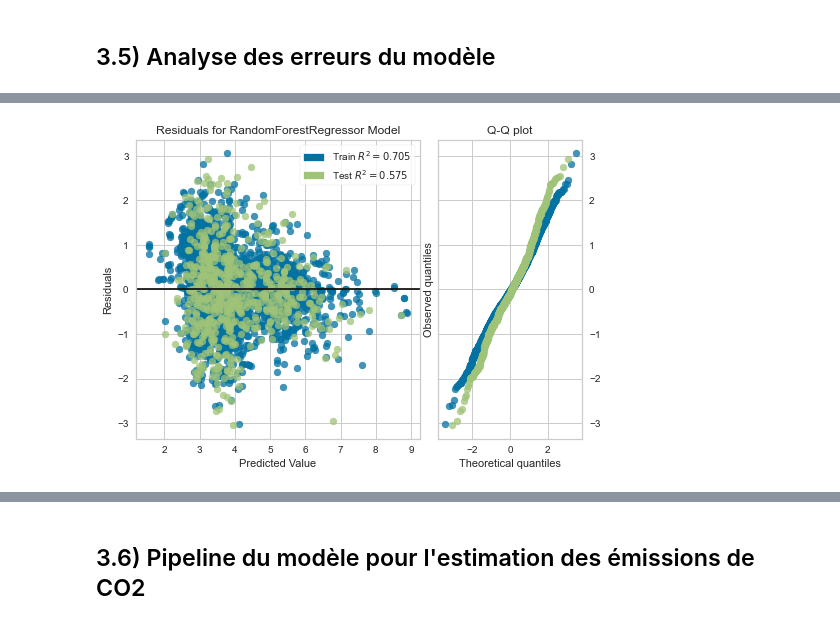
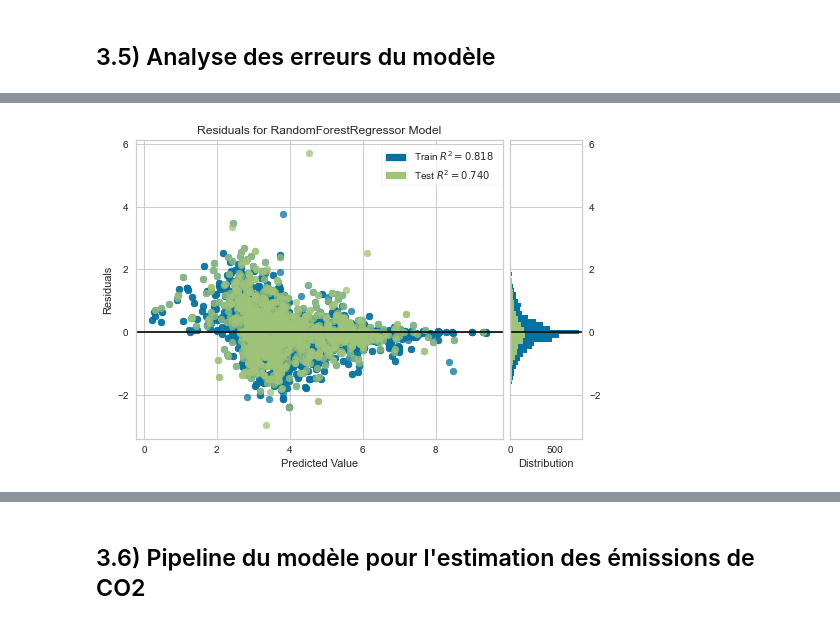
Before and after one commit to Sylvariane/Anticipez_les_besoins_en_electricite, a Jupyter notebook: Pélec_02_code.ipynb, the cells around one changed output, grey strips where cells are left out. Saved outputs shown, nothing was run; the diff lists cells and outputs as text; code cells hidden in the pictures.

```diff
--- a/Pélec_02_code.ipynb
+++ b/Pélec_02_code.ipynb
@@ -421,17 +399,4 @@ eval_model
 # %% [markdown]
 ## 3.4) Choix des hyperparamètres <a class="anchor" id="section_3_4"></a>
 # %%
-forest_reg = RandomForestRegressor(max_features="auto", random_state=42)
+forest_reg = RandomForestRegressor(n_estimators=400, max_features="auto", random_state=42)
-# %%
-from sklearn.model_selection import RandomizedSearchCV
-from scipy.stats import randint
-
-param_distribs = {
-        'min_samples_leaf': randint(low=1, high=5),
-        'max_depth' : randint(low=1, high=10),
-        "min_samples_split" : randint(low=2, high=10)
-    }
-
-random_search = RandomizedSearchCV(forest_reg, param_distributions=param_distribs,
-                             n_iter=10, cv=5, scoring='neg_mean_squared_error', random_state=42)
-random_search.fit(X_train, y_train)
@@ -459,7 +403,7 @@ for mean_score, params in zip(cvres["mean_test_score"], cvres["params"]):
 # %%
-params = [{"min_samples_leaf" : [4, 5, 6, 7, 8, 9, 10],
-           "max_depth": [7, 8, 9, 10],
-           "min_samples_split" : [7, 8, 9, 10]}]
+params = [{"min_samples_leaf" : [1, 2, 3, 4],
+           "max_depth": [7, 8, 9, 10, 11, 12],
+           "min_samples_split" : [4, 5, 6, 7, 8, 9]}]
 
 grid_search = GridSearchCV(forest_reg, params, cv=5,
                            scoring='neg_mean_squared_error')
@@ -477,5 +422,5 @@ grid_search.best_params_
 # %%
-final_model_co2 = RandomForestRegressor(max_depth=10, min_samples_leaf=4, min_samples_split=7,
+final_model_co2 = RandomForestRegressor(n_estimators = 400, max_depth=12, min_samples_leaf=1, min_samples_split=4,
                                            max_features="auto", random_state=42)
 final_model_co2.fit(X_train, y_train)
 # %% [output]
@@ -531,10 +477,10 @@ R²:  0.57529
 # %%
-visualizer = ResidualsPlot(final_model_co2, hist=False, qqplot=True)
-visualizer.fit(X_train, y_train.reshape(2619,))
-visualizer.score(X_test, y_test.reshape(655,))
+visualizer = ResidualsPlot(final_model_co2)
+visualizer.fit(X_train, y_train.reshape(5128,))
+visualizer.score(X_test, y_test.reshape(1283,))
 visualizer.show();
 # %% [output]
-[figure, old version]
+[figure, new version]
 # %%
 visualizer = prediction_error(final_model_co2, X_train, y_train, X_test, y_test);
 # %% [output]
```
Also changed, not shown: parts of 31 cells of this notebook, 1 other file.
